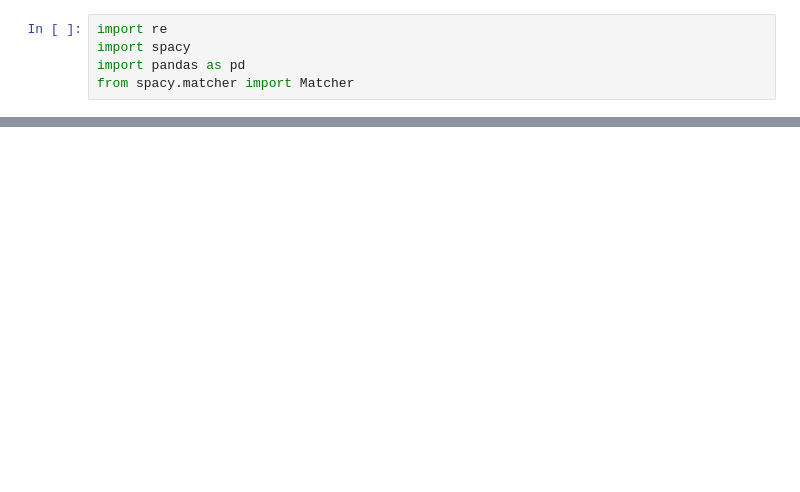
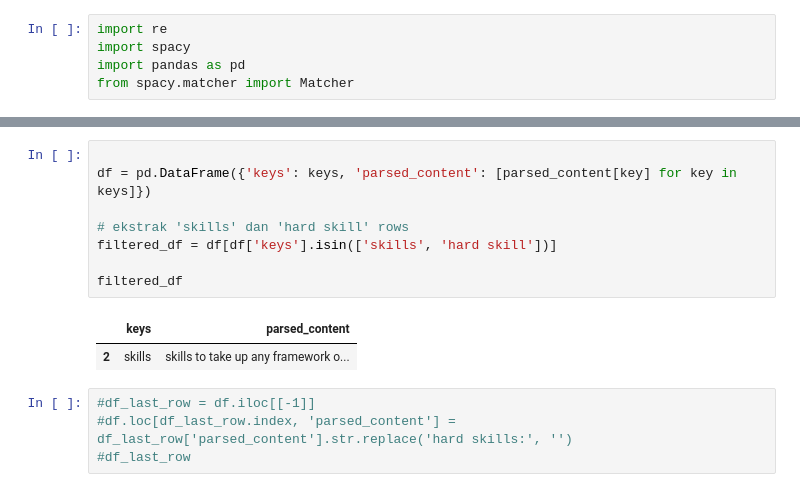
Before and after one commit to ariqlubis/careerleap-ml, a Jupyter notebook: ReadResume.ipynb, the cells around one changed output, grey strips where cells are left out. Saved outputs shown, nothing was run; the diff lists cells and outputs as text; blank space fills up the shorter version.

```diff
--- a/ReadResume.ipynb
+++ b/ReadResume.ipynb
@@ -141,0 +104,15 @@ pd.DataFrame(parsed_content.items())
+# %%
+
+df = pd.DataFrame({'keys': keys, 'parsed_content': [parsed_content[key] for key in keys]})
+
+# ekstrak 'skills' dan 'hard skill' rows
+filtered_df = df[df['keys'].isin(['skills', 'hard skill'])]
+
+filtered_df
+# %% [output]
+|  | keys | parsed_content |
+| 2 | skills | skills to take up any framework o... |
+# %%
+#df_last_row = df.iloc[[-1]]
+#df.loc[df_last_row.index, 'parsed_content'] = df_last_row['parsed_content'].str.replace('hard skills:', '')
+#df_last_row
```
Also changed, not shown: parts of 30 cells of this notebook.
